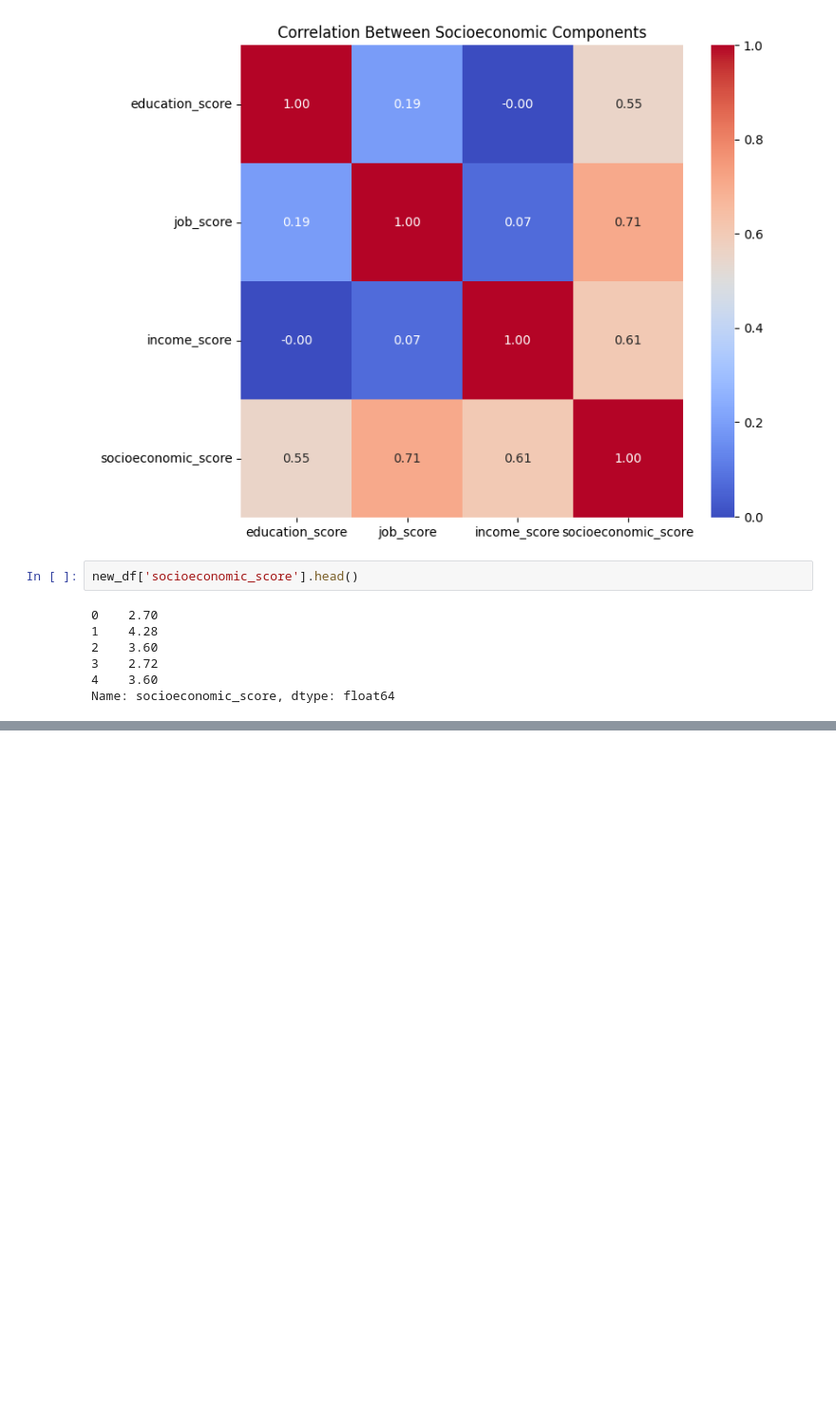
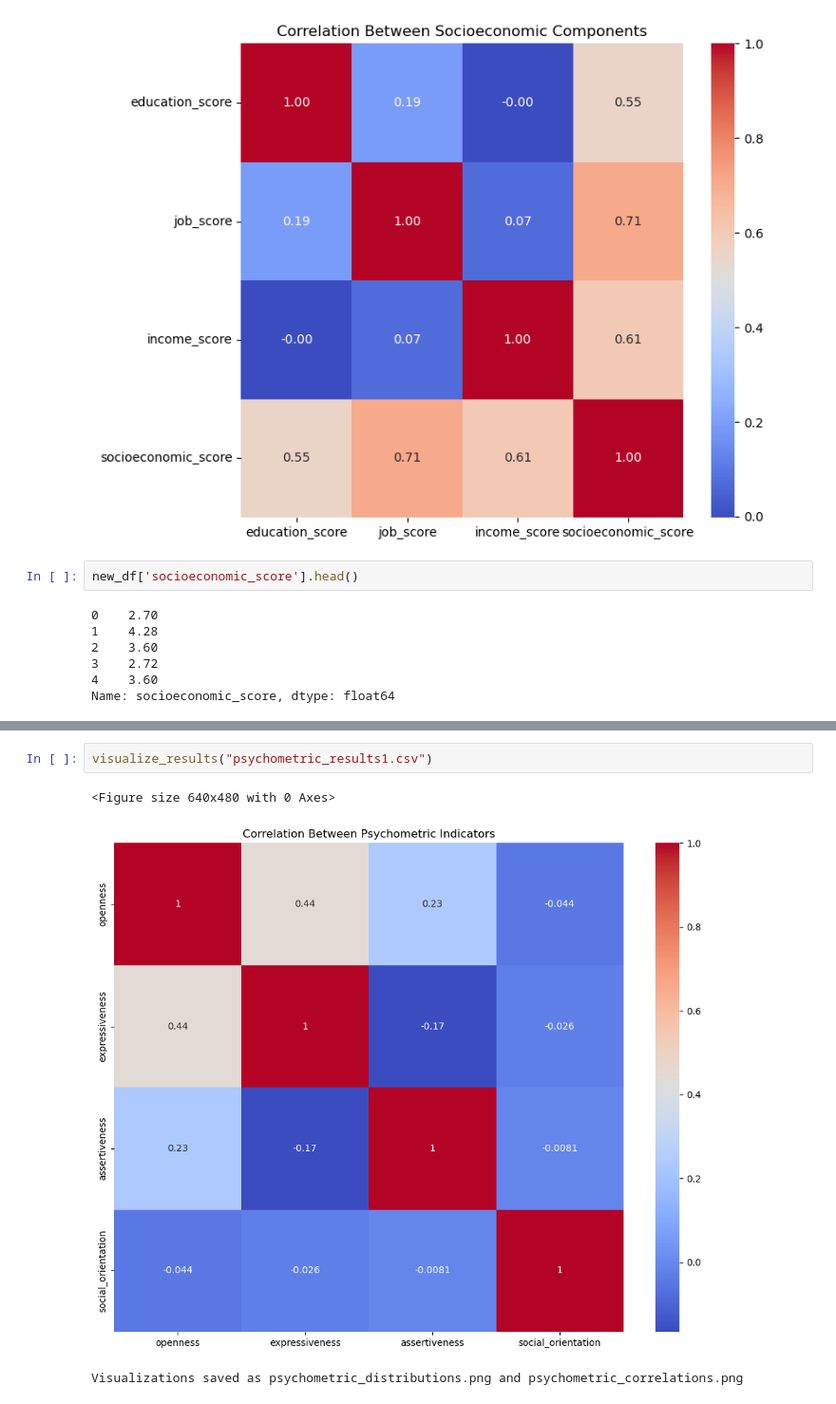
Before and after one commit to olavodd42/OKCupid-Date-a-Scientist, a Jupyter notebook: date-a-scientist.ipynb, the cells around one changed output, grey strips where cells are left out. Shown at 95% size. Drawn from its saved outputs; the diff is of its cells as text; blank space fills up the shorter version.

```diff
--- a/date-a-scientist.ipynb
+++ b/date-a-scientist.ipynb
@@ -1923,0 +2847,6 @@ Name: socioeconomic_score, dtype: float64
+# %%
+visualize_results("psychometric_results1.csv")
+# %% [output]
+<Figure size 640x480 with 0 Axes>
+[figure, added]
+Visualizations saved as psychometric_distributions.png and psychometric_correlations.png
```
Also changed, not shown: parts of 39 cells of this notebook, 5 other files.
